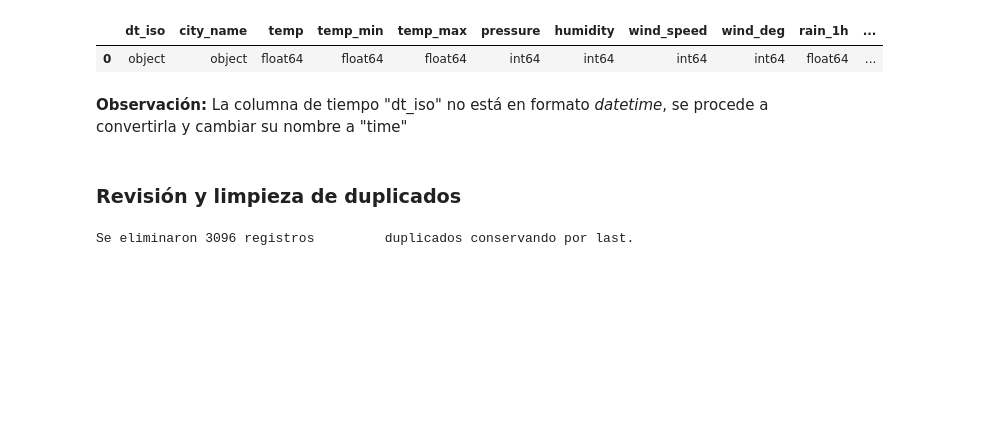
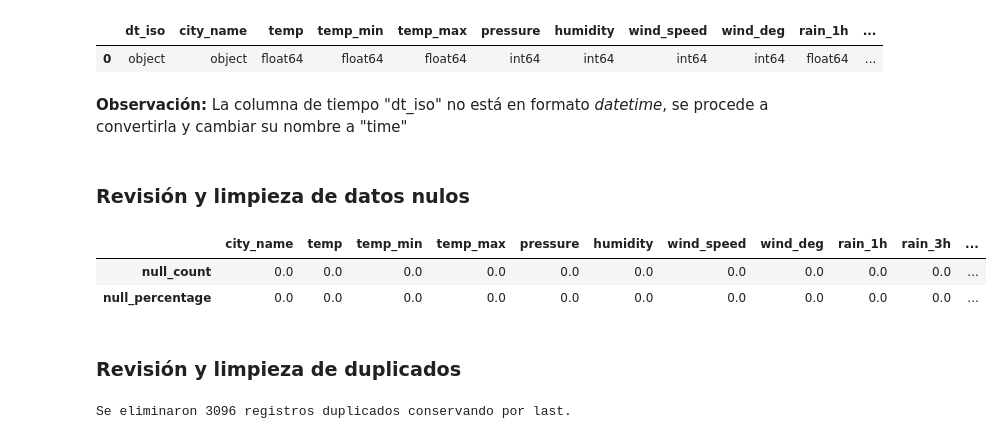
Before and after one commit to pablofem/TFM, a Jupyter notebook: EDA_AND_DATA_PREPARATION.ipynb, the cells around one changed output. Cells and saved outputs as stored; diff of their text form; code cells hidden in the pictures; blank space fills up the shorter version.

Commit message:
[add] null values cleaning

```diff
--- a/EDA_AND_DATA_PREPARATION.ipynb
+++ b/EDA_AND_DATA_PREPARATION.ipynb
@@ -165,7 +191,7 @@ make_seasonal_decomposition(input_data, model='multiplicative', period=7*24)
 # %% [markdown]
 ### **Estructura general del dataset**
 # %%
-weather = pd.read_csv("weather_features.csv")
+weather = pd.read_csv("./original_datasets/weather_features.csv")
 print("Shape:", weather.shape)
 weather.head(3)
 # %% [output]
@@ -186,6 +212,14 @@ pd.DataFrame(weather.dtypes).T
 # %%
 weather["time"] = pd.to_datetime(weather["dt_iso"].str[0:-6])
 weather = weather.drop("dt_iso", axis=1)
+# %% [markdown]
+### **Revisión y limpieza de datos nulos**
+# %%
+check_null_values(weather)
+# %% [output]
+|  | city_name | temp | temp_min | temp_max | pressure | humidity | wind_speed | wind_deg | rain_1h | rain_3h | ... |
+| null_count | 0.0 | 0.0 | 0.0 | 0.0 | 0.0 | 0.0 | 0.0 | 0.0 | 0.0 | 0.0 | ... |
+| null_percentage | 0.0 | 0.0 | 0.0 | 0.0 | 0.0 | 0.0 | 0.0 | 0.0 | 0.0 | 0.0 | ... |
 # %% [markdown]
 ### **Revisión y limpieza de duplicados**
 # %%
```
Also changed, not shown: parts of 25 cells of this notebook, 14 other files.
